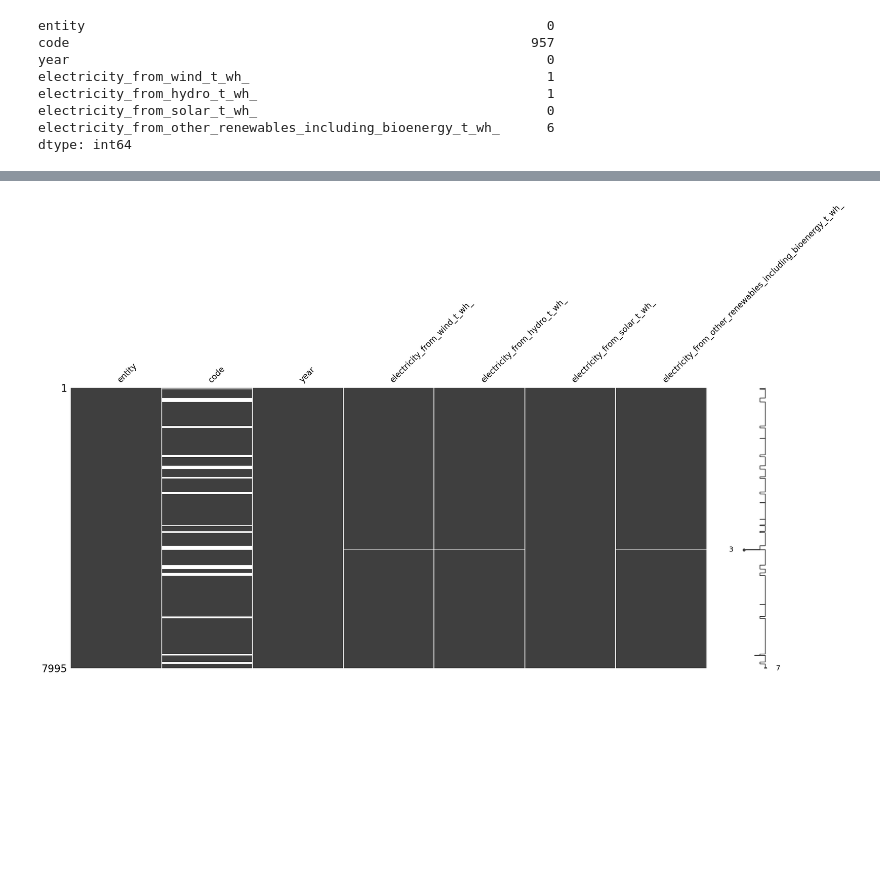
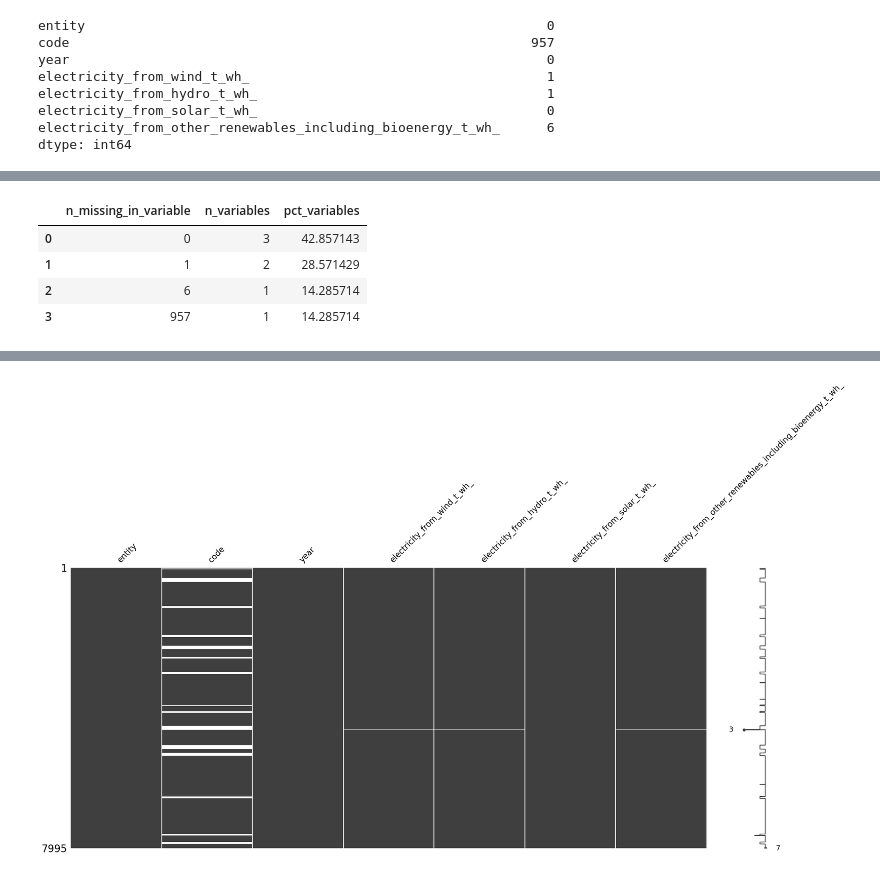
Before and after one commit to fenilenvinileno97/linear_regression, a Jupyter notebook: 4-final-project.ipynb, the cells around one changed output, grey strips where cells are left out. Cells and saved outputs as stored; diff of their text form; code cells hidden in the pictures; blank space fills up the shorter version.

Commit message:
(build) Advances in handling missing values

```diff
--- a/4-final-project.ipynb
+++ b/4-final-project.ipynb
@@ -114,0 +113,8 @@ msno.bar(mprod_df);
+# %%
+mprod_df.missing.missing_variable_table()
+# %% [output]
+|  | n_missing_in_variable | n_variables | pct_variables |
+| 0 | 0 | 3 | 42.857143 |
+| 1 | 1 | 2 | 28.571429 |
+| 2 | 6 | 1 | 14.285714 |
+| 3 | 957 | 1 | 14.285714 |
```
Also changed, not shown: parts of 4 cells of this notebook, 2 other files.
